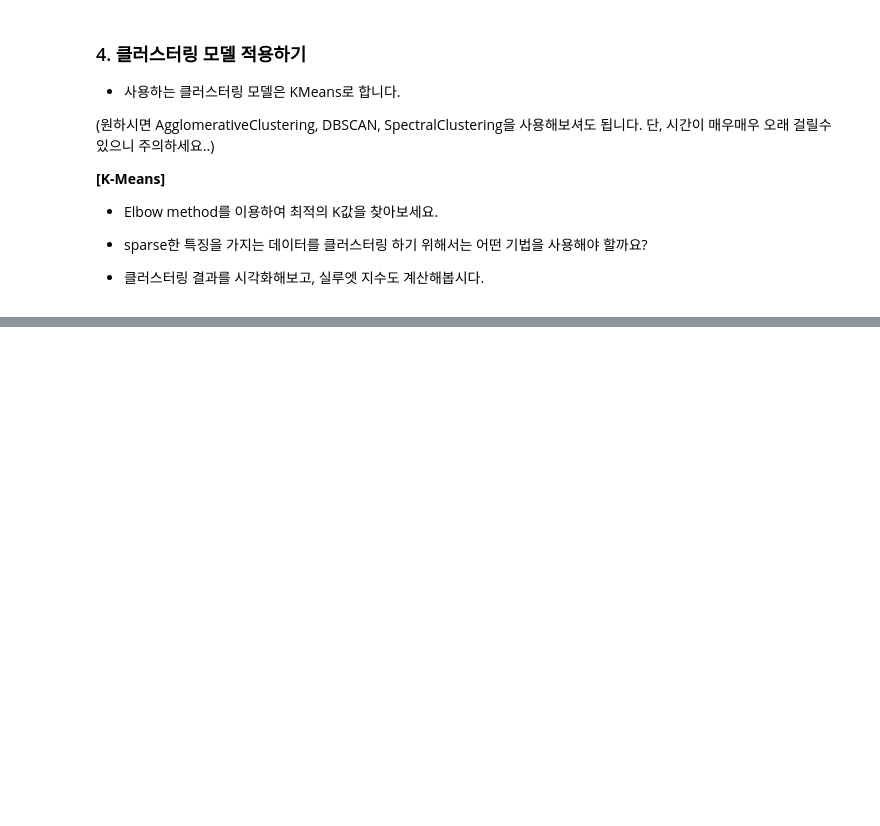
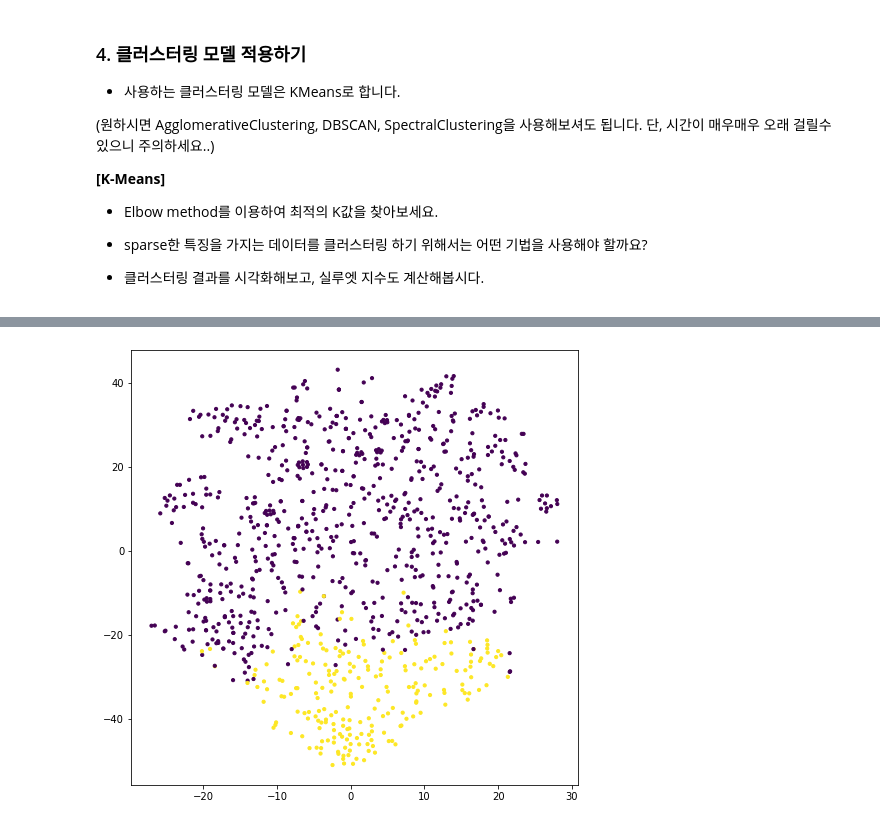
Before and after one commit to maruyacoding/yeardream2, a Jupyter notebook: TIL/May,2022/20220528_Chapter_05_Clustering_06_Mini_PJT_쇼핑몰_사용자_고객_세분화(실습).ipynb, the cells around one changed output, grey strips where cells are left out. Drawn from its saved outputs; the diff is of its cells as text; code cells hidden in the pictures; blank space fills up the shorter version.

```diff
--- a/TIL/May,2022/20220528_Chapter_05_Clustering_06_Mini_PJT_쇼핑몰_사용자_고객_세분화(실습).ipynb
+++ b/TIL/May,2022/20220528_Chapter_05_Clustering_06_Mini_PJT_쇼핑몰_사용자_고객_세분화(실습).ipynb
@@ -97 +278,8 @@ plt.show()
+# %%
+# cluster 2개
+plt.figure(figsize=(8, 8))
+plt.scatter(tsne_data[:, 0], tsne_data[:, 1], s=10, c = pred2, cmap="viridis")
+plt.show()
+# %% [output]
+[figure, added]
 # %%
```
Also changed, not shown: parts of 30 cells of this notebook.
